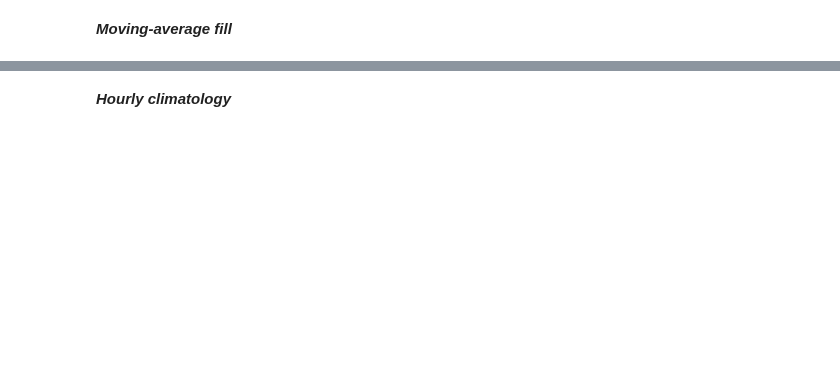
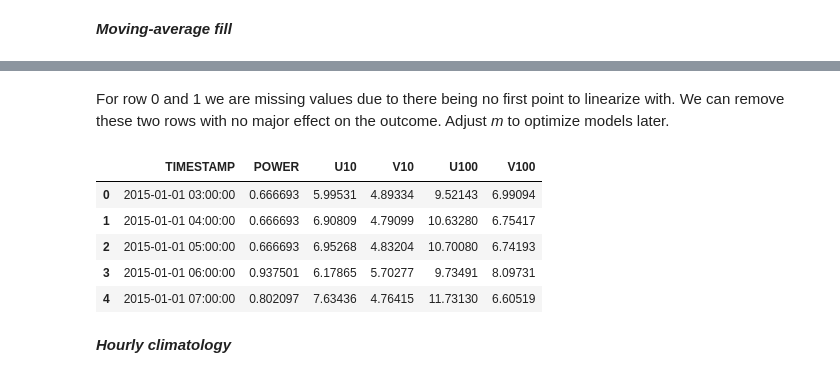
Before and after one commit to JontheFL/Wind-Power-Forecasting, a Jupyter notebook: Notebooks/1_data_exploration.ipynb, the cells around one changed output, grey strips where cells are left out. Cells and saved outputs as stored; diff of their text form; code cells hidden in the pictures; blank space fills up the shorter version.

```diff
--- a/Notebooks/1_data_exploration.ipynb
+++ b/Notebooks/1_data_exploration.ipynb
@@ -157,2 +206,14 @@ Three versions of TrainData will be created, with the name 'train_acronym'. The
+# %% [markdown]
+For row 0 and 1 we are missing values due to there being no first point to linearize with. We can remove these two rows with no major effect on the outcome. Adjust *m* to optimize models later.
+# %%
+wind_average = wind_average.iloc[2:].reset_index(drop=True)
+wind_average.head(5)
+# %% [output]
+|  | TIMESTAMP | POWER | U10 | V10 | U100 | V100 |
+| 0 | 2015-01-01 03:00:00 | 0.666693 | 5.99531 | 4.89334 | 9.52143 | 6.99094 |
+| 1 | 2015-01-01 04:00:00 | 0.666693 | 6.90809 | 4.79099 | 10.63280 | 6.75417 |
+| 2 | 2015-01-01 05:00:00 | 0.666693 | 6.95268 | 4.83204 | 10.70080 | 6.74193 |
+| 3 | 2015-01-01 06:00:00 | 0.937501 | 6.17865 | 5.70277 | 9.73491 | 8.09731 |
+| 4 | 2015-01-01 07:00:00 | 0.802097 | 7.63436 | 4.76415 | 11.73130 | 6.60519 |
 # %% [markdown]
 ***Hourly climatology***
```
Also changed, not shown: parts of 6 cells of this notebook.
